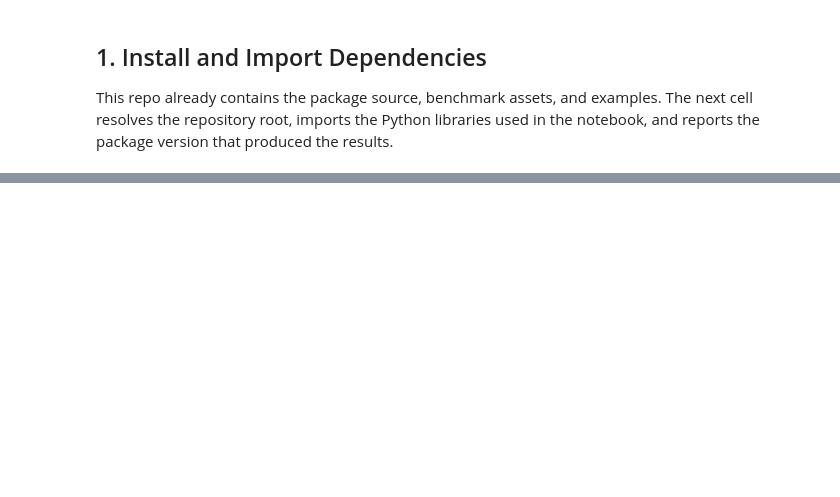
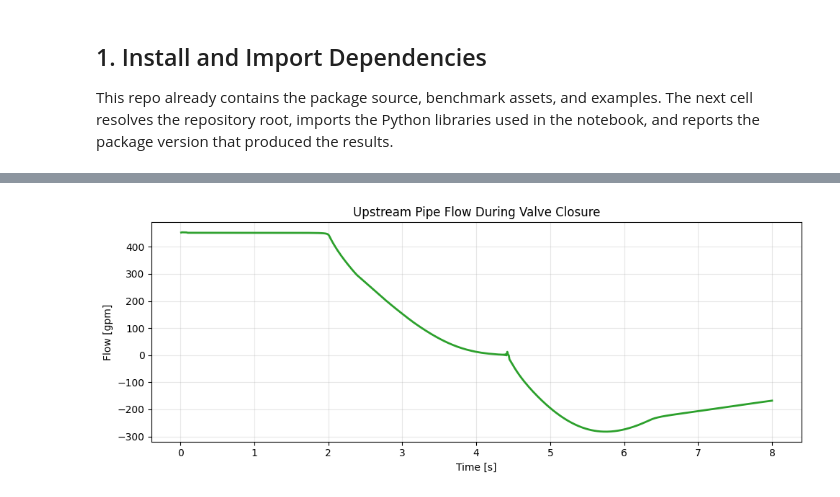
Before and after one commit to jlillywh/RTHYM-MOC, a Jupyter notebook: examples/quickstart_notebook.ipynb, the cells around one changed output, grey strips where cells are left out. Saved outputs shown, nothing was run; the diff lists cells and outputs as text; code cells hidden in the pictures; blank space fills up the shorter version.

```diff
--- a/examples/quickstart_notebook.ipynb
+++ b/examples/quickstart_notebook.ipynb
@@ -43,11 +53,26 @@ The benchmark suite already ships a fixed EPANET input file and a checked-in JSO
 # %%
 reference = json.loads(ASSET_JSON.read_text())
+reference_trace = np.loadtxt(ASSET_CSV, delimiter=",", skiprows=1, usecols=(0, 1, 2))
+reference_trace_time = reference_trace[:, 0]
+reference_trace_pressure = reference_trace[:, 1]
+reference_trace_flow = reference_trace[:, 2]
 steady_nodes = reference["steadyState"]["nodes"]
 steady_pipes = reference["steadyState"]["pipes"]
-valve_schedule = [
+reference_valve_schedule = [
     (float(point["t"]), float(point["pct"]))
     for point in reference["valveSchedules"]["Valve_A"]
 ]
+ORIGINAL_CLOSURE_TIME = float(reference_valve_schedule[-1][0])
+TARGET_CLOSURE_TIME = 2.0
+closure_time_scale = TARGET_CLOSURE_TIME / ORIGINAL_CLOSURE_TIME
+exploratory_valve_schedule = [
+    (time_s * closure_time_scale, pct_open)
+    for time_s, pct_open in reference_valve_schedule
+]
+REFERENCE_WAVE_SPEED_FTPS = float(reference["waveSpeeds"]["Pipe_1"])
+VALIDATION_TRACE_END = ORIGINAL_CLOSURE_TIME + 2.0 * 3000.0 / REFERENCE_WAVE_SPEED_FTPS
+VALIDATION_RMS_TOL_PSI = 4.0
+VALIDATION_PEAK_TOL_PSI = 15.0
 
 BASE_INITIAL_FLOWS = {
     "Pipe_1": float(steady_pipes["Pipe_1"]["Q_gpm"]),
@@ -64,23 +89,30 @@ SIM_TOTAL_TIME = 8.0
 SIM_DT = 0.01
 
 
-def make_baseline_solver() -> rthym_moc.MOCSolver:
+def make_solver(applied_valve_schedule) -> rthym_moc.MOCSolver:
     solver = load_inp(
         str(ASSET_INP),
         use_wntr=False,
         initial_flows=BASE_INITIAL_FLOWS,
         initial_heads=BASE_INITIAL_HEADS,
     )
-    solver.set_valve_schedule("_VALVE_Valve_A", valve_schedule)
+    solver.set_valve_schedule("_VALVE_Valve_A", applied_valve_schedule)
     return solver
 
 
-baseline_solver = make_baseline_solver()
+validation_solver = make_solver(reference_valve_schedule)
+validation_results = validation_solver.run(total_time=SIM_TOTAL_TIME, dt=SIM_DT)
+baseline_solver = make_solver(exploratory_valve_schedule)
 baseline_results = baseline_solver.run(total_time=SIM_TOTAL_TIME, dt=SIM_DT)
+validation_node_ids = sorted(validation_results["node_head"].keys())
 node_ids = sorted(baseline_results["node_head"].keys())
 pipe_ids = sorted(baseline_results["pipe_flow_gpm"].keys())
 
-print("Node IDs:", node_ids)
+print("Validation node IDs:", validation_node_ids)
+print("Exploratory node IDs:", node_ids)
 print("Pipe IDs:", pipe_ids)
-print("Valve schedule points:", len(valve_schedule))
-print("Time steps in baseline run:", len(baseline_results["time"]))
+print("Validation schedule points:", len(reference_valve_schedule))
+print(f"Validation closure time: {ORIGINAL_CLOSURE_TIME:.2f} s")
+print(f"Exploratory closure time: {exploratory_valve_schedule[-1][0]:.2f} s")
+print("Time steps in validation run:", len(validation_results["time"]))
+print("Time steps in exploratory run:", len(baseline_results["time"]))
@@ -113,0 +277,11 @@ print(f"Simulated peak head: {baseline_head.max():.3f} ft")
+# %%
+fig, ax = plt.subplots(figsize=(10, 4.0))
+ax.plot(baseline_time, baseline_flow, color="tab:green", linewidth=2.0)
+ax.set_title("Upstream Pipe Flow During Valve Closure")
+ax.set_xlabel("Time [s]")
+ax.set_ylabel("Flow [gpm]")
+ax.grid(True, alpha=0.3)
+plt.tight_layout()
+plt.show()
+# %% [output]
+[figure, added]
```
Also changed, not shown: parts of 31 cells of this notebook, 3 other files.
